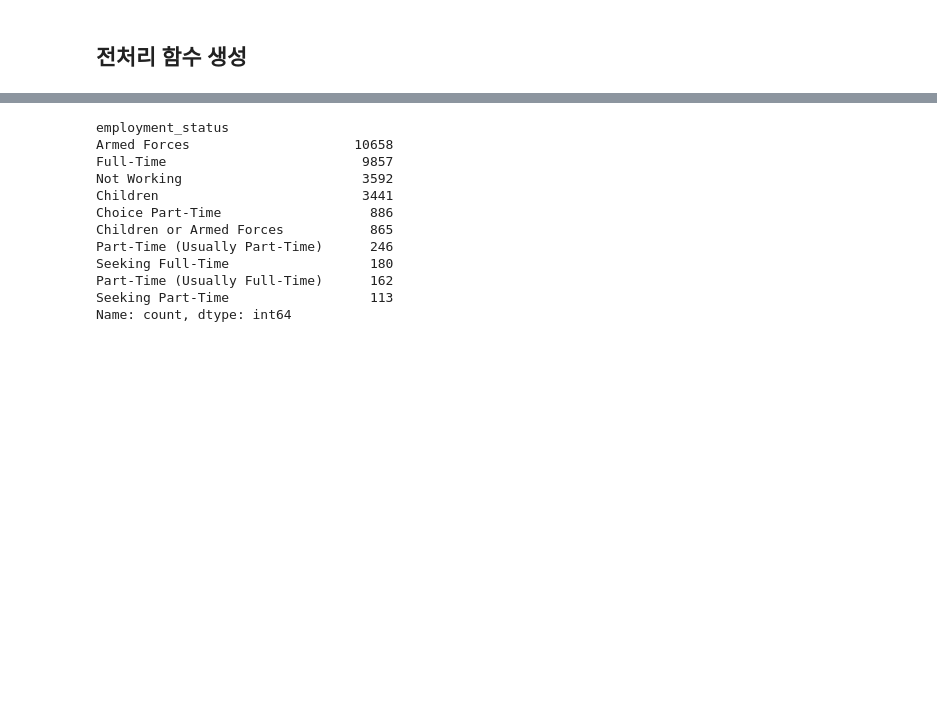
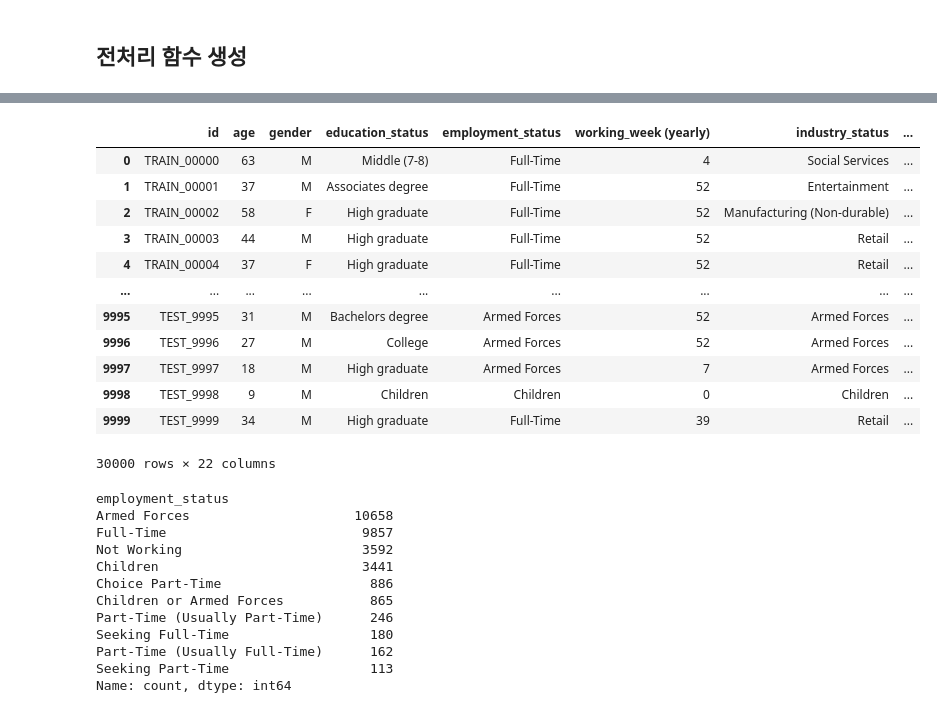
Before and after one commit to benidjor/income-prediction-dacon, a Jupyter notebook: preprocessing-income-prediction.ipynb, the cells around one changed output, grey strips where cells are left out. Cells and saved outputs as stored; diff of their text form; code cells hidden in the pictures; blank space fills up the shorter version.

Commit message:
Update: 240404 dacon def modify cat cols

```diff
--- a/preprocessing-income-prediction.ipynb
+++ b/preprocessing-income-prediction.ipynb
@@ -707,7 +707,7 @@ total_df[(total_df.income>9916)]
 # %% [markdown]
 ## 전처리 함수 생성
 # %%
-def modify_cols(df):
+def modify_occupation_status(df):
     # occupation_status 변경
     # 미국 미성년자 기준 : 18세 미만
     # 18세 미만 중 occupation_status가 Unknown인 것 확인
@@ -760,6 +760,44 @@ def modify_cols(df):
     df.loc[(df.age>=18) & (df.industry_status=="Not in universe or children"), "industry_status"] = "Not in universe"
 
     return df
+# %%
+def modify_cat_cols(df):
+    # Binary 데이터로 변경
+    df["birth_country"] = df["birth_country"].apply(lambda x: "Not US" if x != "US" else x)
+    df["hispanic_origin"] = df["hispanic_origin"].apply(lambda x: "Hispanic" if x != "All other" else x)
+    df["birth_country (father)"] = df["birth_country (father)"].apply(lambda x: "Not US" if x != "US" else x)
+    df["birth_country (mother)"] = df["birth_country (mother)"].apply(lambda x: "Not US" if x != "US" else x)
+
+    # education_status
+    elementary = ["Elementary (1-4)", "Elementary (5-6)"]
+    high = ["High Freshman", "High Sophomore", "High Junior", "High Senior"]
+    associates = ["Associates degree (Vocational)", "Associates degree (Academic)"]
+
+    df["education_status"] = df["education_status"].apply(lambda x: "Elementary (1-6)" if x in elementary else x)
+    df["education_status"] = df["education_status"].apply(lambda x: "High (1-4)" if x in high else x)
+    df["education_status"] = df["education_status"].apply(lambda x: "Associates degree" if x in associates else x)
+
+    # employment_status
+    df["employment_status"] = df["employment_status"].apply(lambda x: "Not Working" if x.startswith("Seeking") else x)
+    df["employment_status"] = df["employment_status"].apply(lambda x: "Part-Time" if x.startswith(("Choice", "Part-Time")) else x)
+
+    df.loc[(df.employment_status=="Children or Armed Forces") & (df.age<18), "employment_status"] = "Children"
+    df.loc[(df.employment_status=="Children or Armed Forces") & (df.age>=18), "employment_status"] = "Armed Forces"
+
+    # martial_status
+    married_etc = ["Married (Spouse Absent)", "Married (Armed Force Spouse)"]
+    separated_etc = ["Seperated", "Divorced", "Widowed"]
+
+    df["martial_status"] = df["martial_status"].apply(lambda x: "Married" if x in married_etc else x)
+    df["martial_status"] = df["martial_status"].apply(lambda x: "Separated" if x in separated_etc else x)
+
+    # household_summary
+
+    child_u18_etc = ["Child under 18 never married", "Child under 18 ever married"]
+    df["household_summary"] = df["household_summary"].apply(lambda x: "Child under 18" if x in child_u18_etc else x)
+    df.loc[(df.household_summary=="Group Quarters- Secondary individual"), "household_summary"] = "Nonrelative of householder"
+
+    return df
 # %%
 prac = total_df.copy()
 prac.head(3)
@@ -771 +818,17 @@ prac.head(3)
+# %%
+modify_cat_cols(modify_occupation_status(prac))
+# %% [output]
+|  | id | age | gender | education_status | employment_status | working_week (yearly) | industry_status | ... |
+| 0 | TRAIN_00000 | 63 | M | Middle (7-8) | Full-Time | 4 | Social Services | ... |
+| 1 | TRAIN_00001 | 37 | M | Associates degree | Full-Time | 52 | Entertainment | ... |
+| 2 | TRAIN_00002 | 58 | F | High graduate | Full-Time | 52 | Manufacturing (Non-durable) | ... |
+| 3 | TRAIN_00003 | 44 | M | High graduate | Full-Time | 52 | Retail | ... |
+| 4 | TRAIN_00004 | 37 | F | High graduate | Full-Time | 52 | Retail | ... |
+| ... | ... | ... | ... | ... | ... | ... | ... | ... |
+| 9995 | TEST_9995 | 31 | M | Bachelors degree | Armed Forces | 52 | Armed Forces | ... |
+| 9996 | TEST_9996 | 27 | M | College | Armed Forces | 52 | Armed Forces | ... |
+| 9997 | TEST_9997 | 18 | M | High graduate | Armed Forces | 7 | Armed Forces | ... |
+| 9998 | TEST_9998 | 9 | M | Children | Children | 0 | Children | ... |
+| 9999 | TEST_9999 | 34 | M | High graduate | Full-Time | 39 | Retail | ... |
+30000 rows × 22 columns
 # %%
```
Also changed, not shown: parts of 7 cells of this notebook.
